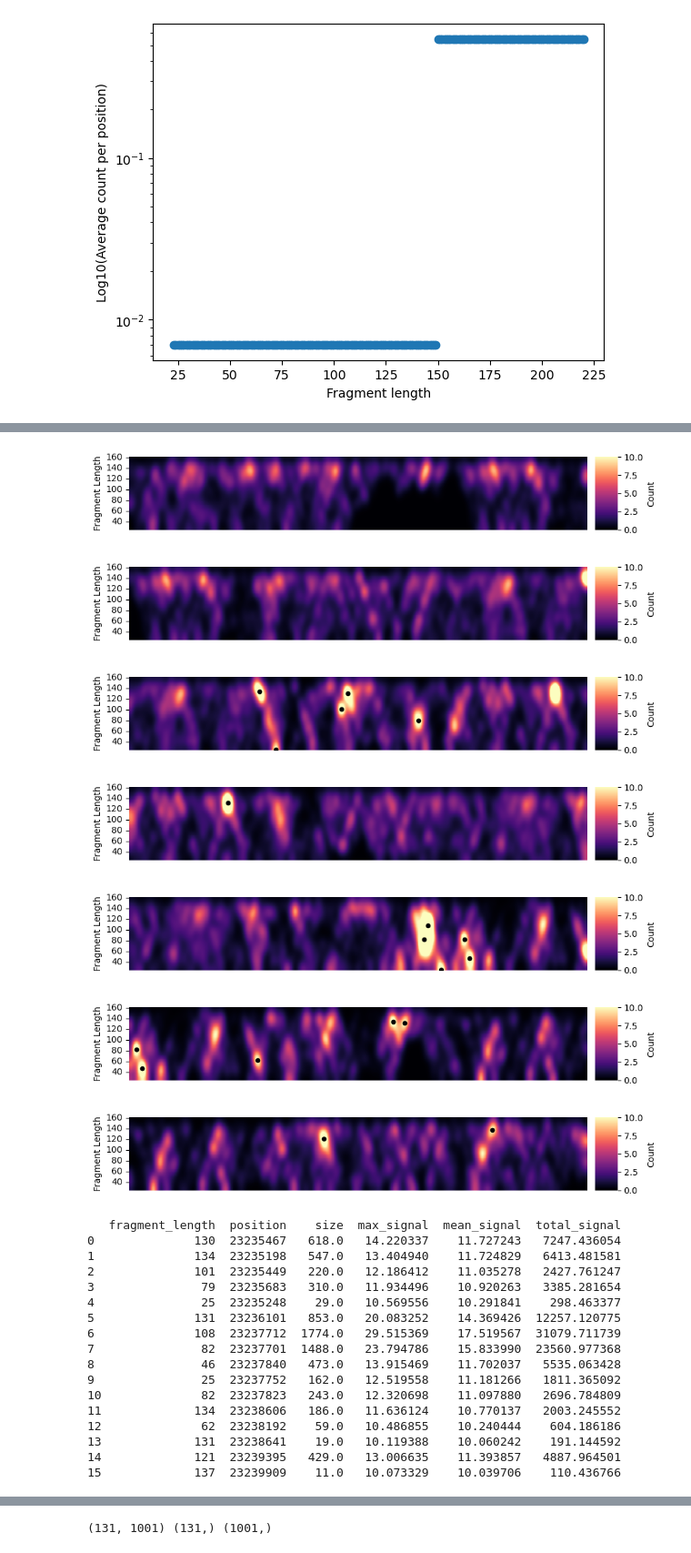
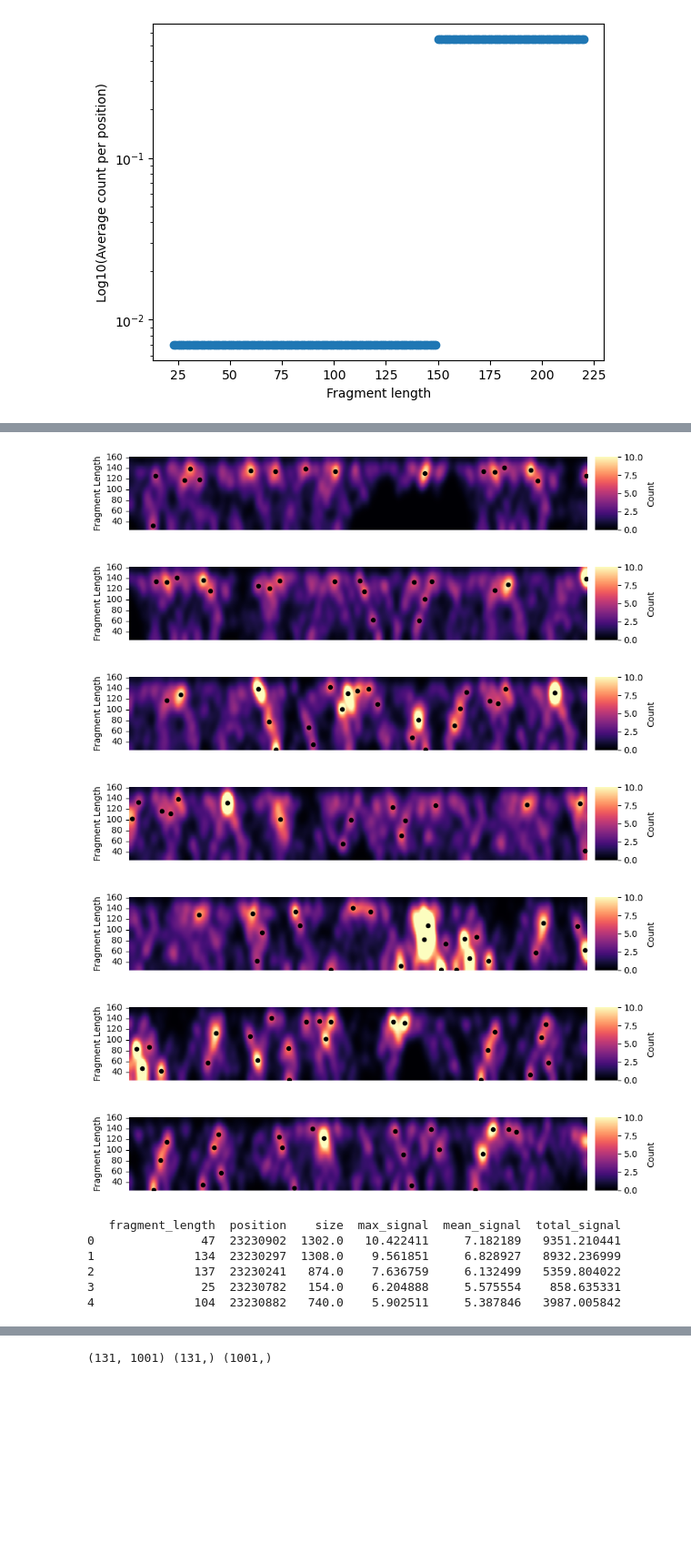
Before and after one commit to aryeelab/foci-3d, a Jupyter notebook: code/footprinting.ipynb, the cells around one changed output, grey strips where cells are left out. Shown at 91% size. Drawn from its saved outputs; the diff is of its cells as text; code cells hidden in the pictures; blank space fills up the shorter version.

```diff
--- a/code/footprinting.ipynb
+++ b/code/footprinting.ipynb
@@ -59,7 +59,7 @@ plt.show()
 # Loop over a set of windows
 
 # Set parameters for blob detection
-threshold = 10.0  # Minimum signal intensity to be considered part of a blob
+threshold = 5  # Minimum signal intensity to be considered part of a blob
 sigma = 10.0       # Standard deviation for Gaussian smoothing
 min_size = 5      # Minimum blob size in pixels
 
@@ -79,7 +79,7 @@ print(windows)
 
 # Loop over windows
 # Initialize blobs as an empty DataFrame before the loop (outside the loop)
-blobs = pd.DataFrame()
+footprints = pd.DataFrame()
 
 for chrom, window_start, window_end in windows:
     footprint, _ = get_count_matrix(counts_gz, chrom, window_start-pad, window_end+pad, fragment_len_min=25, fragment_len_max=160, scale_factor_dict=avg_by_len, sigma=10)
@@ -91,11 +91,11 @@ for chrom, window_start, window_end in windows:
     # Subset to blobs within (unpadded) window
     window_blobs = window_blobs[(window_blobs['position'] >= window_start) & (window_blobs['position'] <= window_end)]
     # Append window_blobs to blobs
-    blobs = pd.concat([blobs, window_blobs], ignore_index=True)
+    footprints = pd.concat([footprints, window_blobs], ignore_index=True)
 
     plot_count_matrix(footprint, blobs=blobs, blob_marker='o', blob_color='black', blob_size=20,
                       xtick_spacing=500, figsize=(10, 1.5), vmax=10)
 
-print(blobs)
+print(footprints.head())
 # %% [output]
 [('chr8', 23230000, 23230999), ('chr8', 23231000, 23231999), ('chr8', 23232000, 23232999), ('chr8', 23233000, 23233999), ('chr8', 23234000, 23234999), ('chr8', 23235000, 23235999), ('chr8', 23236000,  ...
@@ -105,24 +105,13 @@ print(blobs)
-[figure, old version]
+[figure, new version]
-[figure, old version]
+[figure, new version]
-[figure, old version]
+[figure, new version]
-[figure, old version]
+[figure, new version]
-[figure, old version]
+[figure, new version]
-[figure, old version]
+[figure, new version]
-[figure, old version]
+[figure, new version]
    fragment_length  position    size  max_signal  mean_signal  total_signal
-0              130  23235467   618.0   14.220337    11.727243   7247.436054
-1              134  23235198   547.0   13.404940    11.724829   6413.481581
-2              101  23235449   220.0   12.186412    11.035278   2427.761247
-3               79  23235683   310.0   11.934496    10.920263   3385.281654
-4               25  23235248    29.0   10.569556    10.291841    298.463377
-5              131  23236101   853.0   20.083252    14.369426  12257.120775
-6              108  23237712  1774.0   29.515369    17.519567  31079.711739
-7               82  23237701  1488.0   23.794786    15.833990  23560.977368
-8               46  23237840   473.0   13.915469    11.702037   5535.063428
-9               25  23237752   162.0   12.519558    11.181266   1811.365092
-10              82  23237823   243.0   12.320698    11.097880   2696.784809
-11             134  23238606   186.0   11.636124    10.770137   2003.245552
-12              62  23238192    59.0   10.486855    10.240444    604.186186
-13             131  23238641    19.0   10.119388    10.060242    191.144592
-14             121  23239395   429.0   13.006635    11.393857   4887.964501
-15             137  23239909    11.0   10.073329    10.039706    110.436766
+0               47  23230902  1302.0   10.422411     7.182189   9351.210441
+1              134  23230297  1308.0    9.561851     6.828927   8932.236999
+2              137  23230241   874.0    7.636759     6.132499   5359.804022
+3               25  23230782   154.0    6.204888     5.575554    858.635331
+4              104  23230882   740.0    5.902511     5.387846   3987.005842
```
Also changed, not shown: parts of 3 cells of this notebook, 1 other file.
